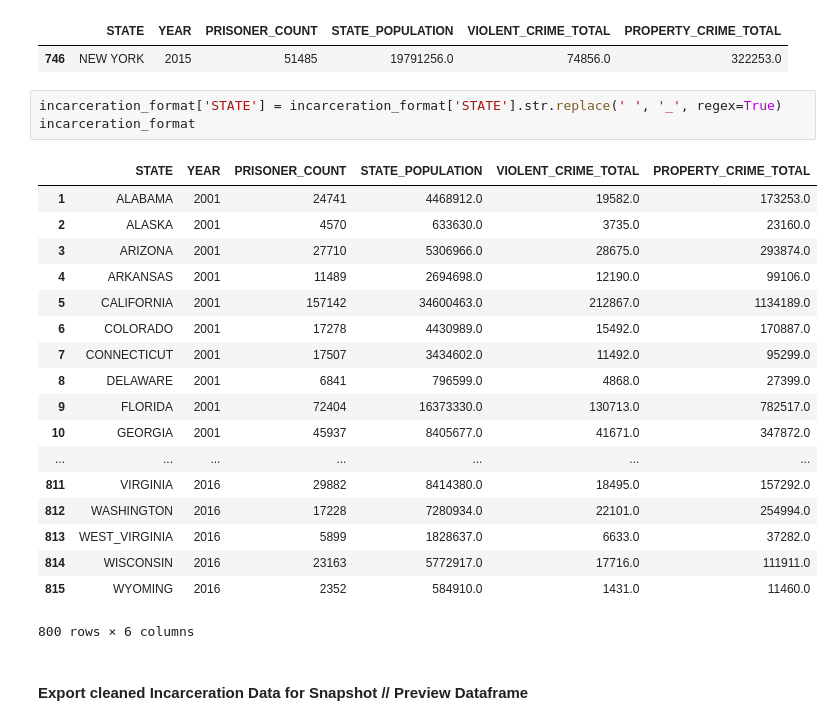
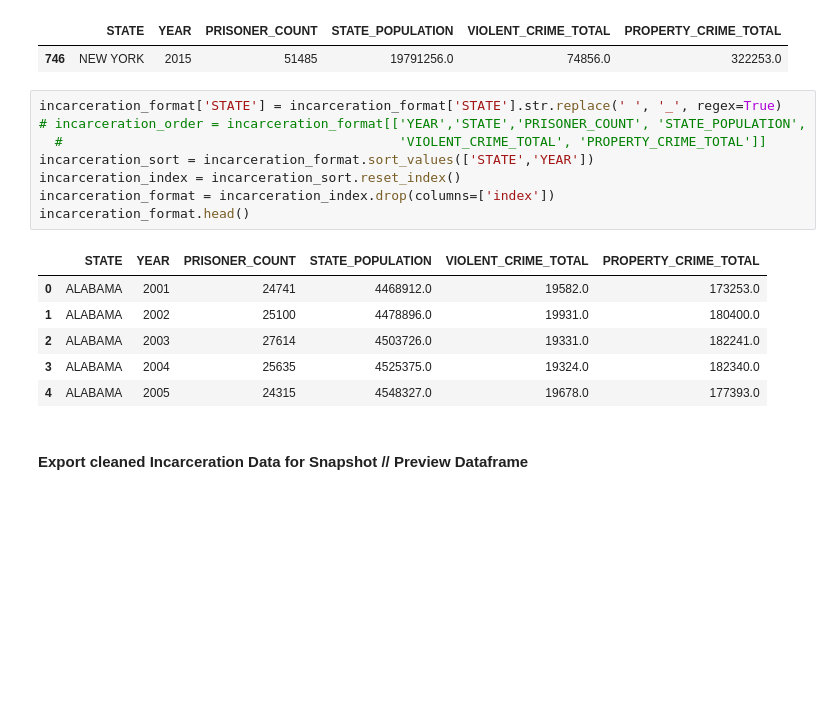
Before and after one commit to katelynburke/educationvsincarceration, a Jupyter notebook: Analytics/Analytics_Incarceration_Education.ipynb, the cells around one changed output. Cells and saved outputs as stored; diff of their text form; blank space fills up the shorter version.

```diff
--- a/Analytics/Analytics_Incarceration_Education.ipynb
+++ b/Analytics/Analytics_Incarceration_Education.ipynb
@@ -136,26 +171,19 @@ display(ny_edit_check)
 | 746 | NEW YORK | 2015 | 51485 | 19791256.0 | 74856.0 | 322253.0 |
 # %%
 incarceration_format['STATE'] = incarceration_format['STATE'].str.replace(' ', '_', regex=True)
-incarceration_format
+# incarceration_order = incarceration_format[['YEAR','STATE','PRISONER_COUNT', 'STATE_POPULATION',
+  #                                           'VIOLENT_CRIME_TOTAL', 'PROPERTY_CRIME_TOTAL']]
+incarceration_sort = incarceration_format.sort_values(['STATE','YEAR'])
+incarceration_index = incarceration_sort.reset_index()
+incarceration_format = incarceration_index.drop(columns=['index'])
+incarceration_format.head()
 # %% [output]
 |  | STATE | YEAR | PRISONER_COUNT | STATE_POPULATION | VIOLENT_CRIME_TOTAL | PROPERTY_CRIME_TOTAL |
-| 1 | ALABAMA | 2001 | 24741 | 4468912.0 | 19582.0 | 173253.0 |
-| 2 | ALASKA | 2001 | 4570 | 633630.0 | 3735.0 | 23160.0 |
-| 3 | ARIZONA | 2001 | 27710 | 5306966.0 | 28675.0 | 293874.0 |
-| 4 | ARKANSAS | 2001 | 11489 | 2694698.0 | 12190.0 | 99106.0 |
-| 5 | CALIFORNIA | 2001 | 157142 | 34600463.0 | 212867.0 | 1134189.0 |
-| 6 | COLORADO | 2001 | 17278 | 4430989.0 | 15492.0 | 170887.0 |
-| 7 | CONNECTICUT | 2001 | 17507 | 3434602.0 | 11492.0 | 95299.0 |
-| 8 | DELAWARE | 2001 | 6841 | 796599.0 | 4868.0 | 27399.0 |
-| 9 | FLORIDA | 2001 | 72404 | 16373330.0 | 130713.0 | 782517.0 |
-| 10 | GEORGIA | 2001 | 45937 | 8405677.0 | 41671.0 | 347872.0 |
-| ... | ... | ... | ... | ... | ... | ... |
-| 811 | VIRGINIA | 2016 | 29882 | 8414380.0 | 18495.0 | 157292.0 |
-| 812 | WASHINGTON | 2016 | 17228 | 7280934.0 | 22101.0 | 254994.0 |
-| 813 | WEST_VIRGINIA | 2016 | 5899 | 1828637.0 | 6633.0 | 37282.0 |
-| 814 | WISCONSIN | 2016 | 23163 | 5772917.0 | 17716.0 | 111911.0 |
-| 815 | WYOMING | 2016 | 2352 | 584910.0 | 1431.0 | 11460.0 |
+| 0 | ALABAMA | 2001 | 24741 | 4468912.0 | 19582.0 | 173253.0 |
+| 1 | ALABAMA | 2002 | 25100 | 4478896.0 | 19931.0 | 180400.0 |
+| 2 | ALABAMA | 2003 | 27614 | 4503726.0 | 19331.0 | 182241.0 |
+| 3 | ALABAMA | 2004 | 25635 | 4525375.0 | 19324.0 | 182340.0 |
+| 4 | ALABAMA | 2005 | 24315 | 4548327.0 | 19678.0 | 177393.0 |
-800 rows × 6 columns
 # %% [markdown]
 #### Export cleaned Incarceration Data for Snapshot // Preview Dataframe
 # %%
```
Also changed, not shown: parts of 30 cells of this notebook, 5 other files.
